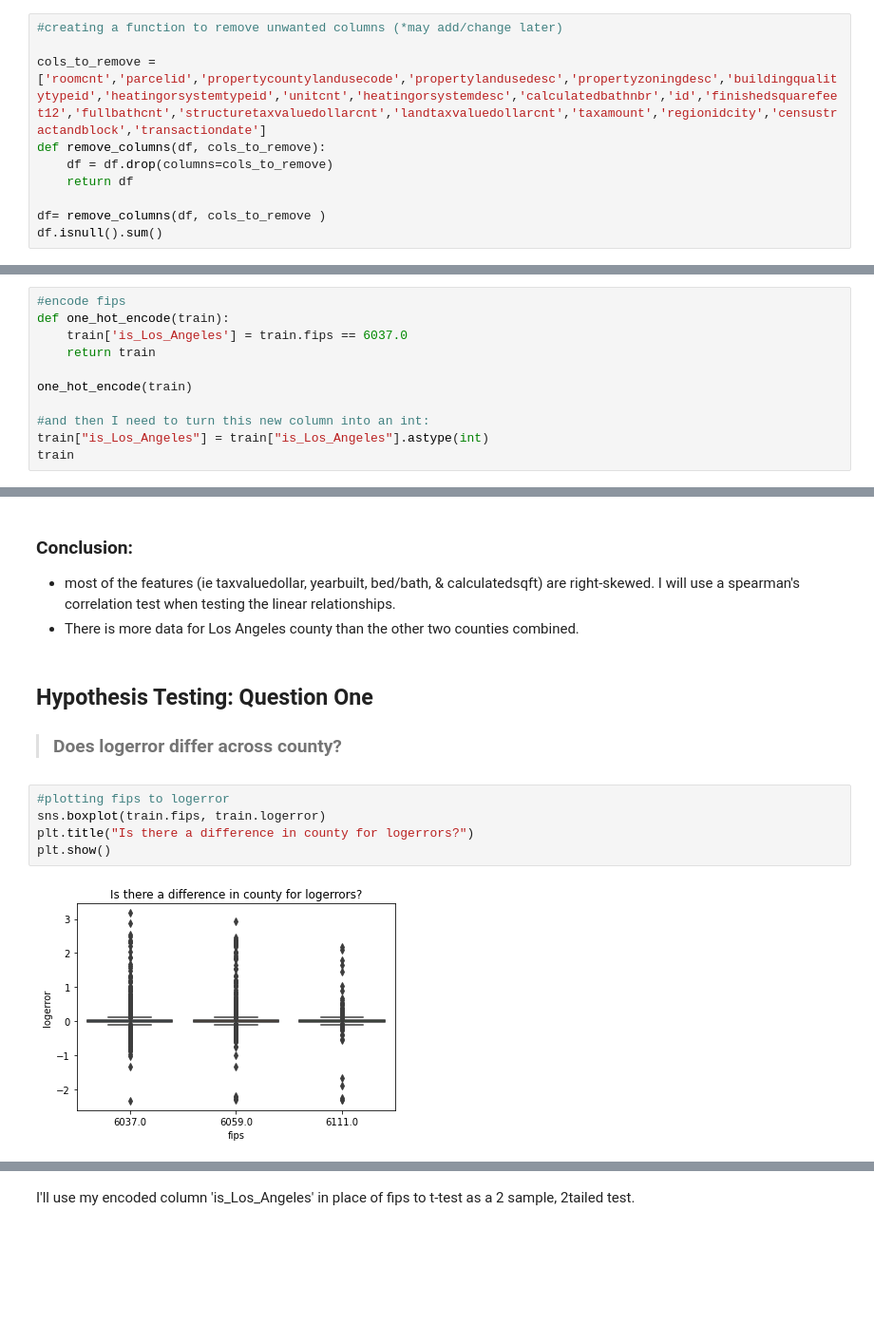
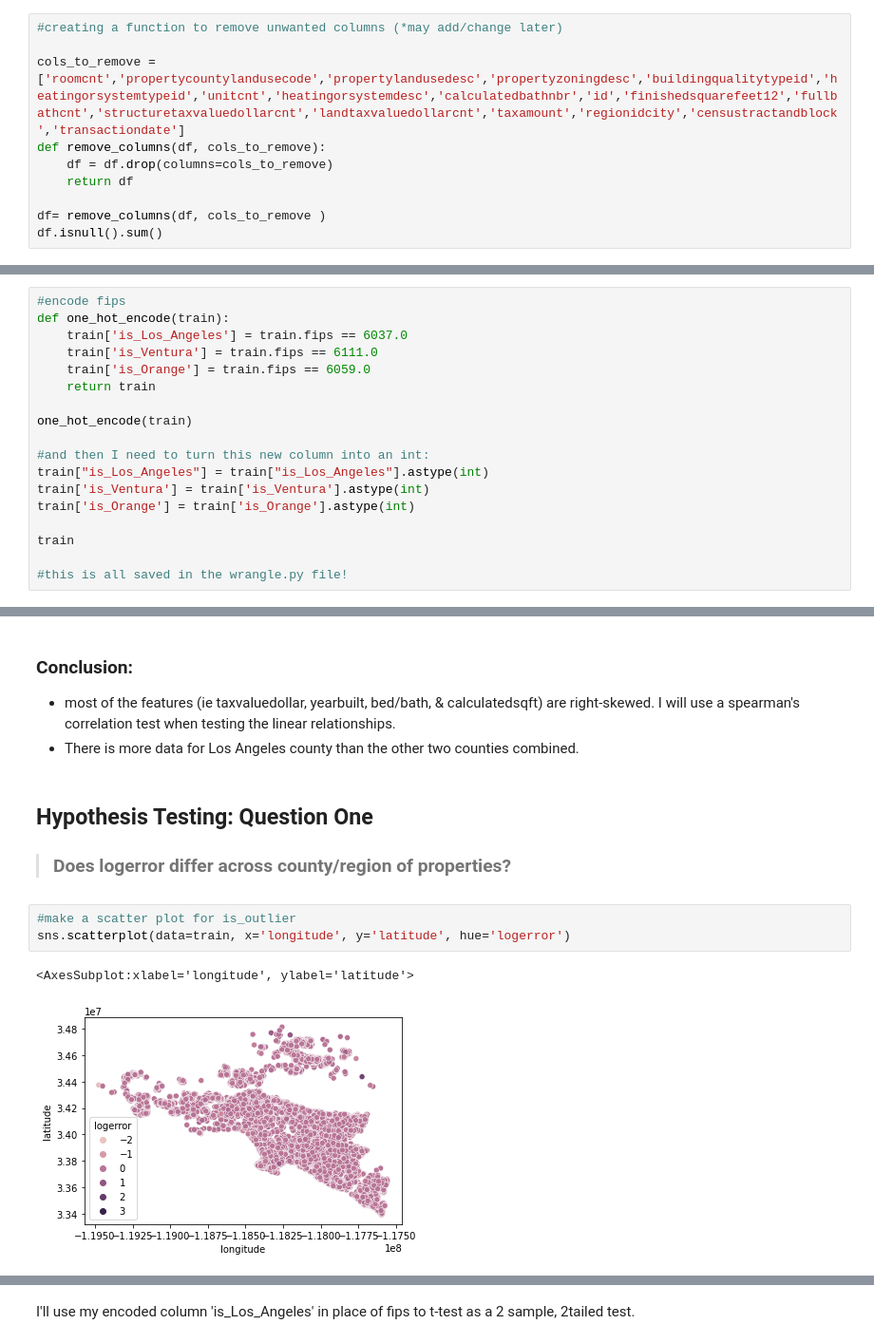
Before and after one commit to jeneyring/Clustering-Final-Project, a Jupyter notebook: Scratchpad.ipynb, the cells around one changed output, grey strips where cells are left out. Shown at 95% size. Drawn from its saved outputs; the diff is of its cells as text; blank space fills up the shorter version.

```diff
--- a/Scratchpad.ipynb
+++ b/Scratchpad.ipynb
@@ -130,7 +133,7 @@ dtype: int64
 # %%
 #creating a function to remove unwanted columns (*may add/change later)
 
-cols_to_remove = ['roomcnt','parcelid','propertycountylandusecode','propertylandusedesc','propertyzoningdesc','buildingqualitytypeid','heatingorsystemtypeid','unitcnt','heatingorsystemdesc','calculatedbathnbr','id','finishedsquarefeet12','fullbathcnt','structuretaxvaluedollarcnt','landtaxvaluedollarcnt','taxamount','regionidcity','censustractandblock','transactiondate']
+cols_to_remove = ['roomcnt','propertycountylandusecode','propertylandusedesc','propertyzoningdesc','buildingqualitytypeid','heatingorsystemtypeid','unitcnt','heatingorsystemdesc','calculatedbathnbr','id','finishedsquarefeet12','fullbathcnt','structuretaxvaluedollarcnt','landtaxvaluedollarcnt','taxamount','regionidcity','censustractandblock','transactiondate']
 def remove_columns(df, cols_to_remove):
     df = df.drop(columns=cols_to_remove)
     return df
@@ -295,11 +301,18 @@ train
 #encode fips
 def one_hot_encode(train):
     train['is_Los_Angeles'] = train.fips == 6037.0
+    train['is_Ventura'] = train.fips == 6111.0
+    train['is_Orange'] = train.fips == 6059.0
     return train
 
 one_hot_encode(train)
 
 #and then I need to turn this new column into an int:
 train["is_Los_Angeles"] = train["is_Los_Angeles"].astype(int)
+train['is_Ventura'] = train['is_Ventura'].astype(int)
+train['is_Orange'] = train['is_Orange'].astype(int)
+
 train
+
+#this is all saved in the wrangle.py file!
 # %% [output]
@@ -450,11 +463,10 @@ for col in train.columns:
 - There is more data for Los Angeles county than the other two counties combined.
 # %% [markdown]
 ## Hypothesis Testing: Question One
->### Does logerror differ across county?
+>### Does logerror differ across county/region of properties?
 # %%
-#plotting fips to logerror
-sns.boxplot(train.fips, train.logerror)
-plt.title("Is there a difference in county for logerrors?")
-plt.show()
+#make a scatter plot for is_outlier
+sns.scatterplot(data=train, x='longitude', y='latitude', hue='logerror')
 # %% [output]
+<AxesSubplot:xlabel='longitude', ylabel='latitude'>
-[figure, old version]
+[figure, new version]
```
Also changed, not shown: parts of 65 cells of this notebook, 3 other files.
